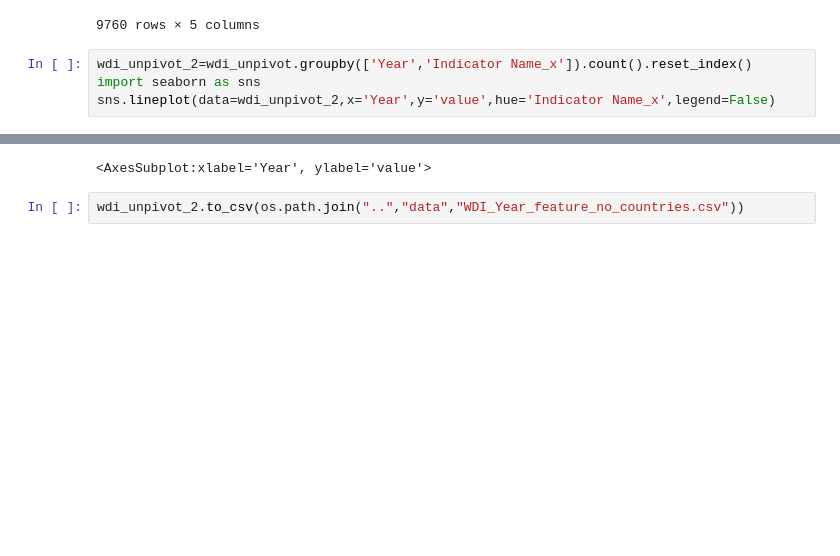
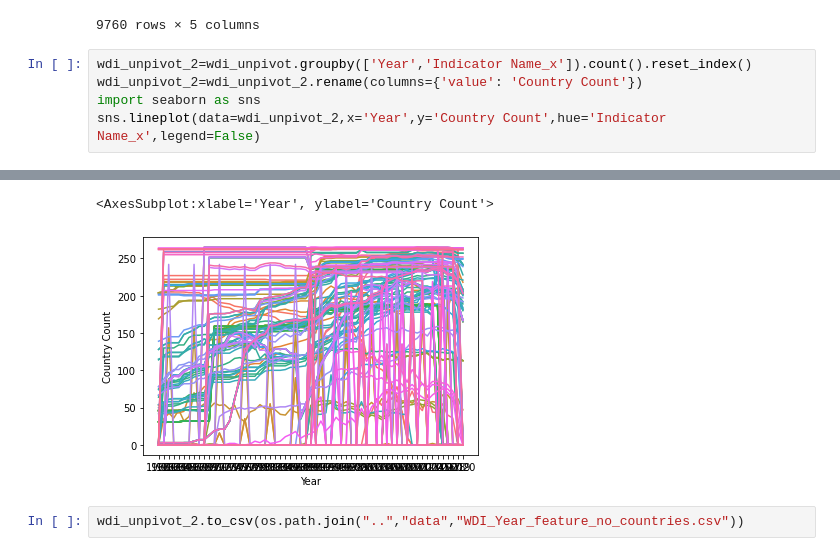
Before and after one commit to ccharp/557-project, a Jupyter notebook: analysis code/Data Cleaning.ipynb, the cells around one changed output, grey strips where cells are left out. Cells and saved outputs as stored; diff of their text form; blank space fills up the shorter version.

Commit message:
Rename 'value' to 'Country Name'

```diff
--- a/analysis code/Data Cleaning.ipynb
+++ b/analysis code/Data Cleaning.ipynb
@@ -261,6 +261,7 @@ wdi_unpivot.groupby(['Year','Indicator Name_x']).count()
 9760 rows × 5 columns
 # %%
 wdi_unpivot_2=wdi_unpivot.groupby(['Year','Indicator Name_x']).count().reset_index()
+wdi_unpivot_2=wdi_unpivot_2.rename(columns={'value': 'Country Count'})
 import seaborn as sns
-sns.lineplot(data=wdi_unpivot_2,x='Year',y='value',hue='Indicator Name_x',legend=False)
+sns.lineplot(data=wdi_unpivot_2,x='Year',y='Country Count',hue='Indicator Name_x',legend=False)
 # %% [output]
@@ -269,4 +268,5 @@ sns.lineplot(data=wdi_unpivot_2,x='Year',y='value',hue='Indicator Name_x',legend
-<AxesSubplot:xlabel='Year', ylabel='value'>
+<AxesSubplot:xlabel='Year', ylabel='Country Count'>
+[figure, added]
 # %%
 wdi_unpivot_2.to_csv(os.path.join("..","data","WDI_Year_feature_no_countries.csv"))
 # %%
```
Also changed, not shown: parts of 3 cells of this notebook.
